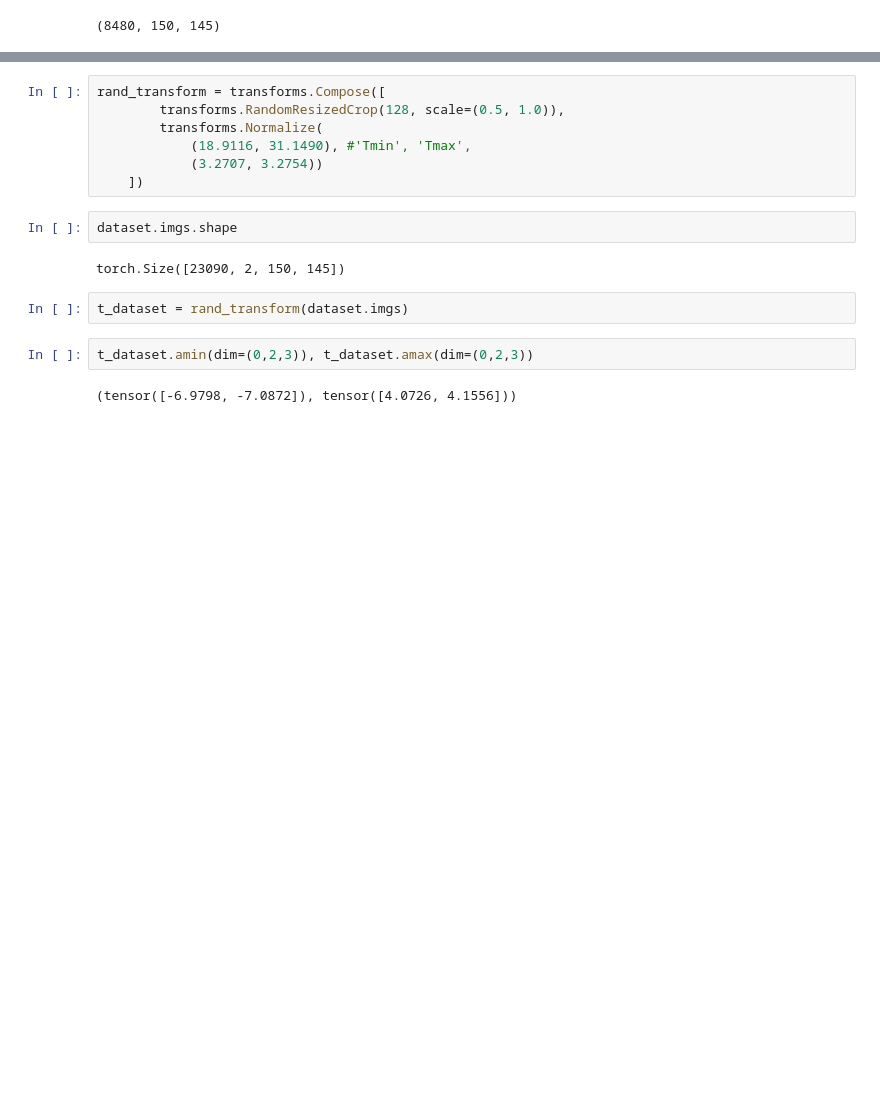
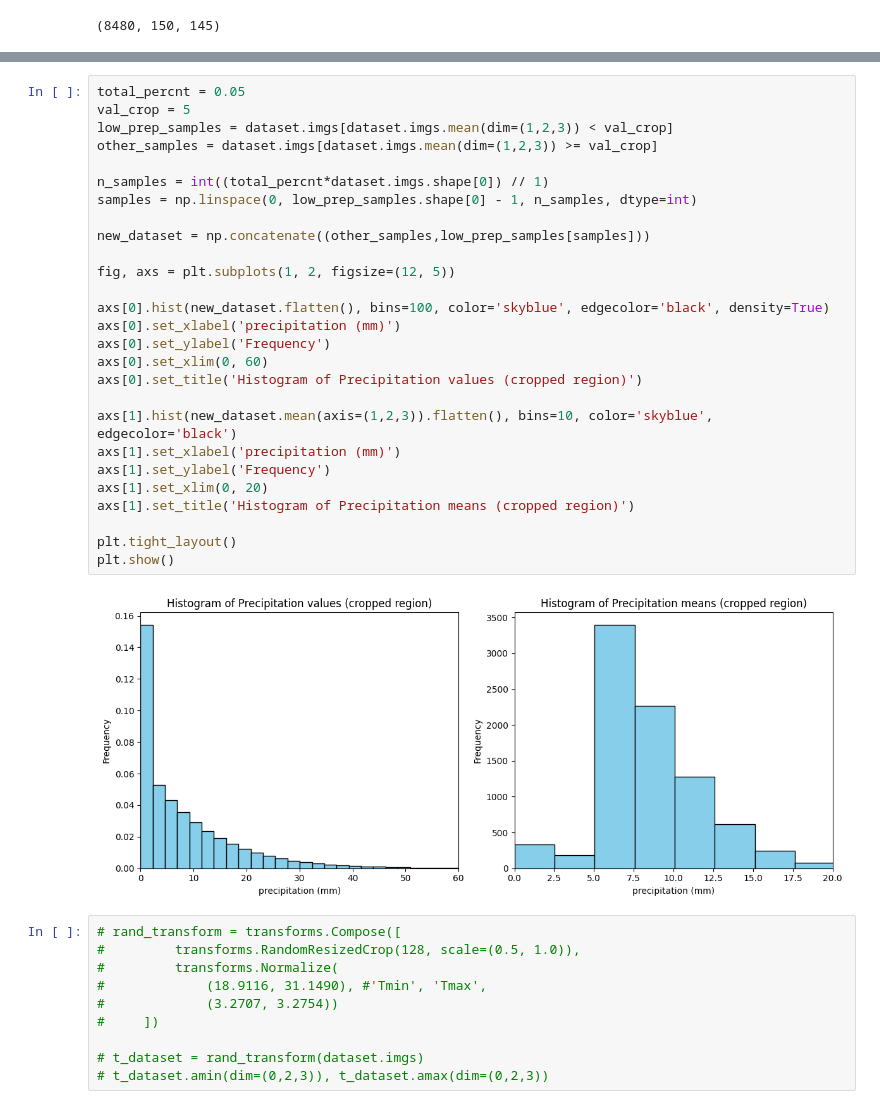
Before and after one commit to Green-AI-Lab-GAIA/climate-clustering, a Jupyter notebook: notebooks/mato_grosso.ipynb, the cells around one changed output, grey strips where cells are left out. Saved outputs shown, nothing was run; the diff lists cells and outputs as text; blank space fills up the shorter version.

Commit message:
testing prep filters

```diff
--- a/notebooks/mato_grosso.ipynb
+++ b/notebooks/mato_grosso.ipynb
@@ -75,17 +119,39 @@ dataset.imgs.amin(dim=(0,2,3)), dataset.imgs.amax(dim=(0,2,3))
+# %%
+total_percnt = 0.05
+val_crop = 5
+low_prep_samples = dataset.imgs[dataset.imgs.mean(dim=(1,2,3)) < val_crop]
+other_samples = dataset.imgs[dataset.imgs.mean(dim=(1,2,3)) >= val_crop]
+
+n_samples = int((total_percnt*dataset.imgs.shape[0]) // 1)
+samples = np.linspace(0, low_prep_samples.shape[0] - 1, n_samples, dtype=int)
+
+new_dataset = np.concatenate((other_samples,low_prep_samples[samples]))
+
+fig, axs = plt.subplots(1, 2, figsize=(12, 5))
+
+axs[0].hist(new_dataset.flatten(), bins=100, color='skyblue', edgecolor='black', density=True)
+axs[0].set_xlabel('precipitation (mm)')
+axs[0].set_ylabel('Frequency')
+axs[0].set_xlim(0, 60)
+axs[0].set_title('Histogram of Precipitation values (cropped region)')
+
+axs[1].hist(new_dataset.mean(axis=(1,2,3)).flatten(), bins=10, color='skyblue', edgecolor='black')
+axs[1].set_xlabel('precipitation (mm)')
+axs[1].set_ylabel('Frequency')
+axs[1].set_xlim(0, 20)
+axs[1].set_title('Histogram of Precipitation means (cropped region)')
+
+plt.tight_layout()
+plt.show()
+# %% [output]
+[figure, added]
 # %%
-rand_transform = transforms.Compose([
-        transforms.RandomResizedCrop(128, scale=(0.5, 1.0)),
-        transforms.Normalize(
-            (18.9116, 31.1490), #'Tmin', 'Tmax',
-            (3.2707, 3.2754))
-    ])
+# rand_transform = transforms.Compose([
+#         transforms.RandomResizedCrop(128, scale=(0.5, 1.0)),
+#         transforms.Normalize(
+#             (18.9116, 31.1490), #'Tmin', 'Tmax',
+#             (3.2707, 3.2754))
+#     ])
+
+# t_dataset = rand_transform(dataset.imgs)
+# t_dataset.amin(dim=(0,2,3)), t_dataset.amax(dim=(0,2,3))
-# %%
-dataset.imgs.shape
-# %% [output]
-torch.Size([23090, 2, 150, 145])
-# %%
-t_dataset = rand_transform(dataset.imgs)
-# %%
-t_dataset.amin(dim=(0,2,3)), t_dataset.amax(dim=(0,2,3))
-# %% [output]
-(tensor([-6.9798, -7.0872]), tensor([4.0726, 4.1556]))
```
Also changed, not shown: parts of 9 cells of this notebook.
